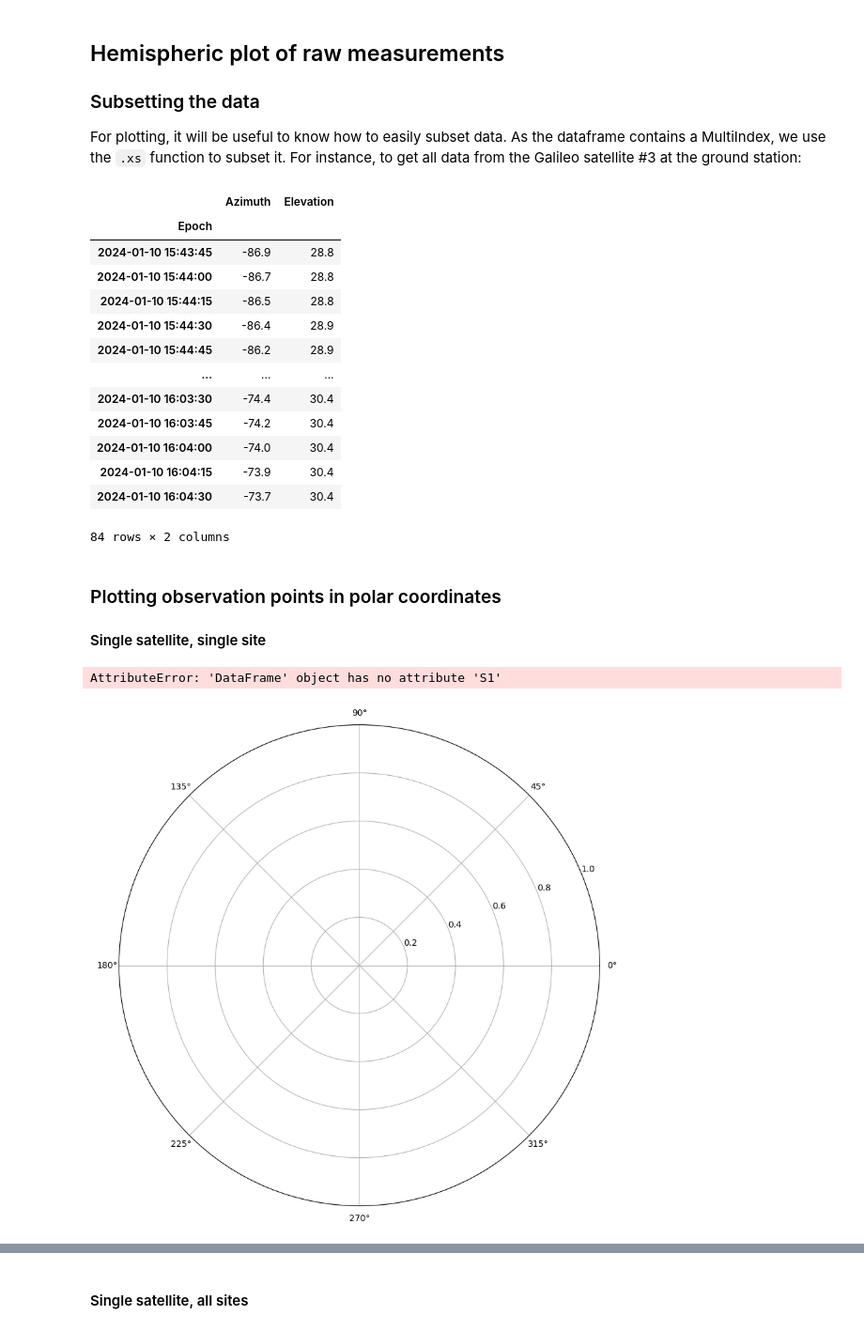
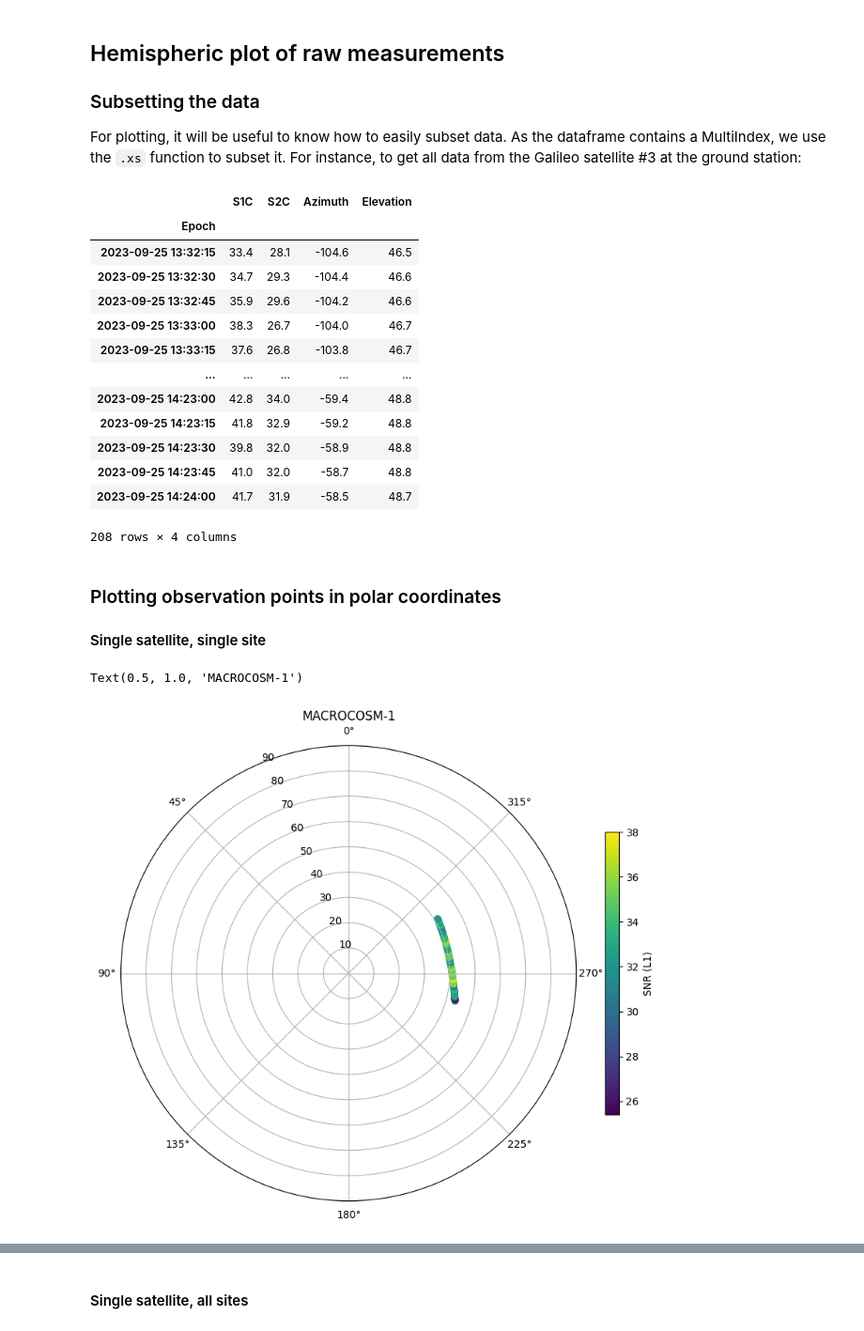
Before and after one commit to camjay99/gnssvod, a Jupyter notebook: pr_examples/03_demo_hemispheric_plotting.ipynb, the cells around one changed output, grey strips where cells are left out. Shown at 94% size. Cells and saved outputs as stored; diff of their text form; code cells hidden in the pictures.

```diff
--- a/pr_examples/03_demo_hemispheric_plotting.ipynb
+++ b/pr_examples/03_demo_hemispheric_plotting.ipynb
@@ -81,46 +113,46 @@ df
 ### Subsetting the data
 For plotting, it will be useful to know how to easily subset data. As the dataframe contains a MultiIndex, we use the `.xs` function to subset it. For instance, to get all data from the Galileo satellite #3 at the ground station:
 # %%
-df.xs('R11',level='SV').xs('MACROCOSM-2',level='Station')
+df.xs('R01',level='SV').xs('MACROCOSM-1',level='Station')
 # %% [output]
-|  | Azimuth | Elevation |
-| Epoch |  |  |
-| 2024-01-10 15:43:45 | -86.9 | 28.8 |
-| 2024-01-10 15:44:00 | -86.7 | 28.8 |
-| 2024-01-10 15:44:15 | -86.5 | 28.8 |
-| 2024-01-10 15:44:30 | -86.4 | 28.9 |
-| 2024-01-10 15:44:45 | -86.2 | 28.9 |
-| ... | ... | ... |
-| 2024-01-10 16:03:30 | -74.4 | 30.4 |
-| 2024-01-10 16:03:45 | -74.2 | 30.4 |
-| 2024-01-10 16:04:00 | -74.0 | 30.4 |
-| 2024-01-10 16:04:15 | -73.9 | 30.4 |
-| 2024-01-10 16:04:30 | -73.7 | 30.4 |
+|  | S1C | S2C | Azimuth | Elevation |
+| Epoch |  |  |  |  |
+| 2023-09-25 13:32:15 | 33.4 | 28.1 | -104.6 | 46.5 |
+| 2023-09-25 13:32:30 | 34.7 | 29.3 | -104.4 | 46.6 |
+| 2023-09-25 13:32:45 | 35.9 | 29.6 | -104.2 | 46.6 |
+| 2023-09-25 13:33:00 | 38.3 | 26.7 | -104.0 | 46.7 |
+| 2023-09-25 13:33:15 | 37.6 | 26.8 | -103.8 | 46.7 |
+| ... | ... | ... | ... | ... |
+| 2023-09-25 14:23:00 | 42.8 | 34.0 | -59.4 | 48.8 |
+| 2023-09-25 14:23:15 | 41.8 | 32.9 | -59.2 | 48.8 |
+| 2023-09-25 14:23:30 | 39.8 | 32.0 | -58.9 | 48.8 |
+| 2023-09-25 14:23:45 | 41.0 | 32.0 | -58.7 | 48.8 |
+| 2023-09-25 14:24:00 | 41.7 | 31.9 | -58.5 | 48.7 |
-84 rows × 2 columns
+208 rows × 4 columns
 # %% [markdown]
 ### Plotting observation points in polar coordinates
 #### Single satellite, single site
 # %%
-mySV = 'R11'
-mystation_name = 'MACROCOSM-2'
+mySV = 'R01'
+mystation_name = 'MACROCOSM-1'
 # initialize figure with polar axes
 fig, ax = plt.subplots(figsize=(10,10),subplot_kw=dict(projection='polar'))
 # subset the dataset
 subdf = df.xs(mySV,level='SV').xs(mystation_name,level='Station')
 
 # polar plots need a radius and theta direction in radians
 radius = 90-subdf.Elevation
 theta = np.deg2rad(subdf.Azimuth)
 
 # plot each measurement and color by signal to noise ratio
-hs = ax.scatter(theta,radius,c=subdf.S1)
+hs = ax.scatter(theta,radius,c=subdf.S2C)
 ax.set_rlim([0,90])
 ax.set_theta_zero_location("N")
 plt.colorbar(hs, shrink=.5, label='SNR (L1)')
 plt.title(mystation_name)
 # %% [output]
-AttributeError: 'DataFrame' object has no attribute 'S1'
+Text(0.5, 1.0, 'MACROCOSM-1')
-[figure, old version]
+[figure, new version]
 # %%
 print(subdf.columns)
 # %% [output]
```
Also changed, not shown: parts of 20 cells of this notebook, 9 other files.
